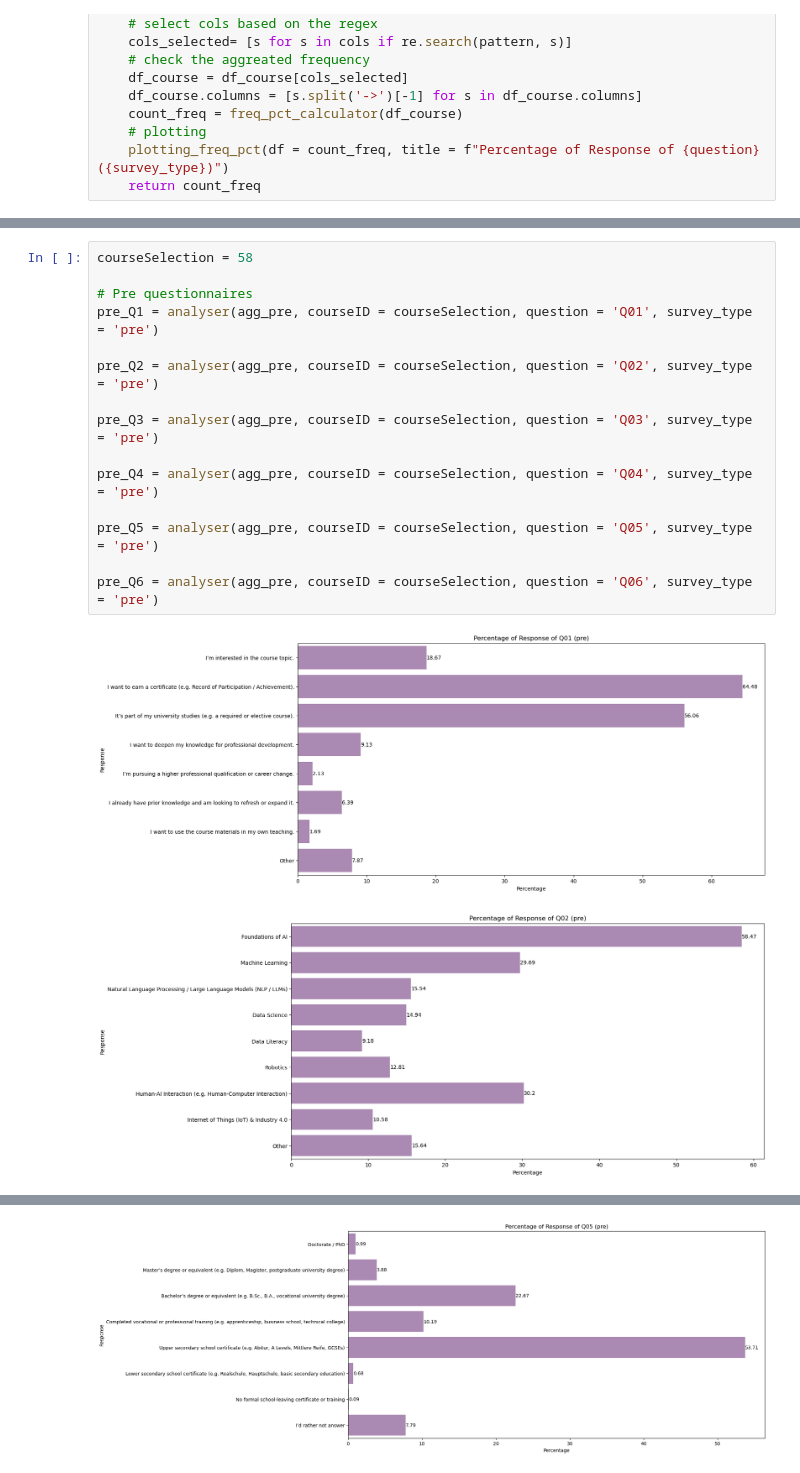
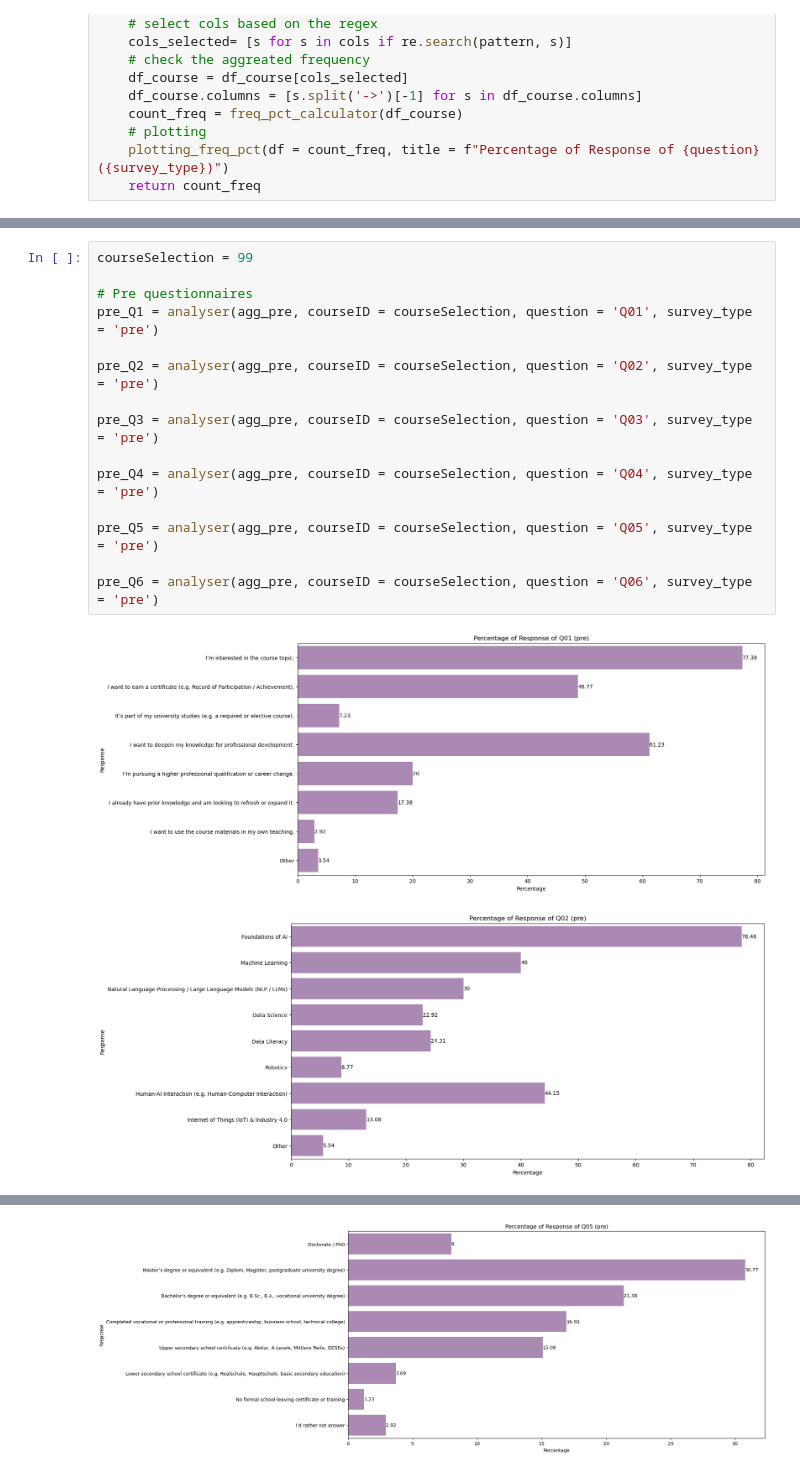
Before and after one commit to LenaAoyamaLawrence/Public-Projects, a Jupyter notebook: EDA/Moodle_Surveys.ipynb, the cells around one changed output, grey strips where cells are left out. Drawn from its saved outputs; the diff is of its cells as text.

```diff
--- a/EDA/Moodle_Surveys.ipynb
+++ b/EDA/Moodle_Surveys.ipynb
@@ -1728,18 +1864,18 @@ agg_pre.loc[agg_pre['courseID'] == 58]
 # %%
-courseSelection = 58
+courseSelection = 99
 
 # Pre questionnaires
 pre_Q1 = analyser(agg_pre, courseID = courseSelection, question = 'Q01', survey_type = 'pre')
 
 pre_Q2 = analyser(agg_pre, courseID = courseSelection, question = 'Q02', survey_type = 'pre')
 
 pre_Q3 = analyser(agg_pre, courseID = courseSelection, question = 'Q03', survey_type = 'pre')
 
 pre_Q4 = analyser(agg_pre, courseID = courseSelection, question = 'Q04', survey_type = 'pre')
 
 pre_Q5 = analyser(agg_pre, courseID = courseSelection, question = 'Q05', survey_type = 'pre')
 
 pre_Q6 = analyser(agg_pre, courseID = courseSelection, question = 'Q06', survey_type = 'pre')
 # %% [output]
-[figure, old version]
+[figure, new version]
-[figure, old version]
+[figure, new version]
@@ -1748 +1884 @@ pre_Q6 = analyser(agg_pre, courseID = courseSelection, question = 'Q06', survey_
-[figure, old version]
+[figure, new version]
```
Also changed, not shown: parts of 16 cells of this notebook.
